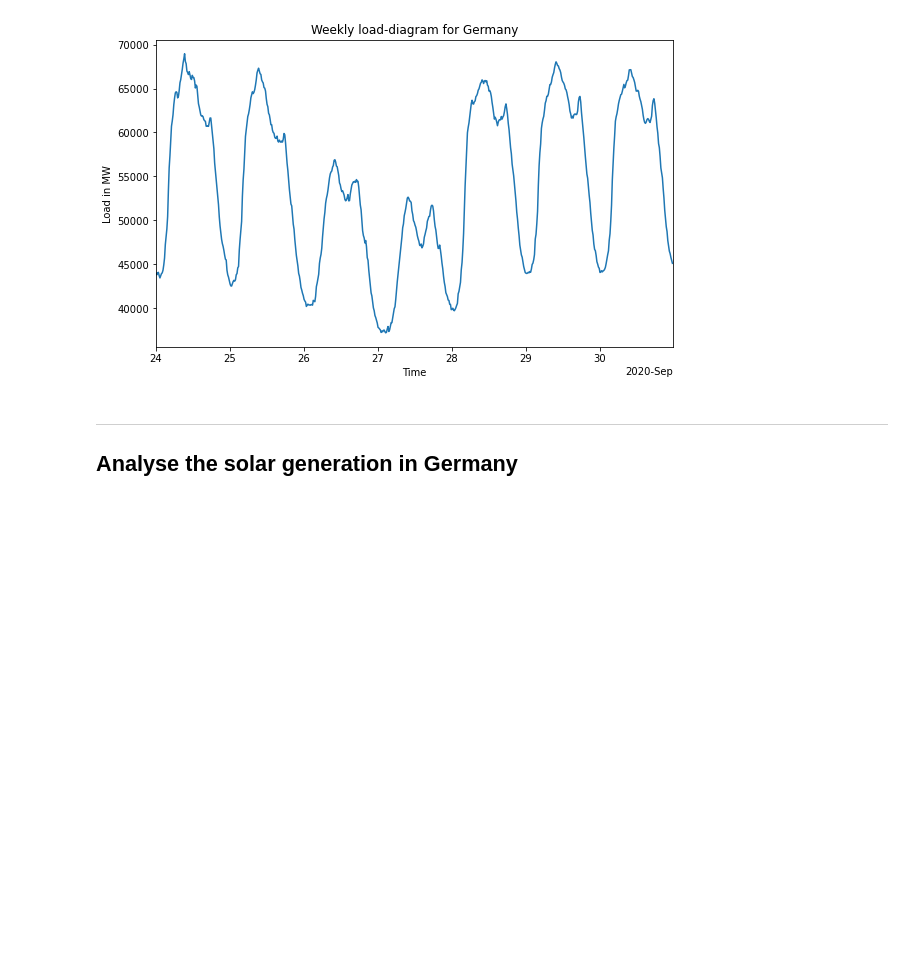
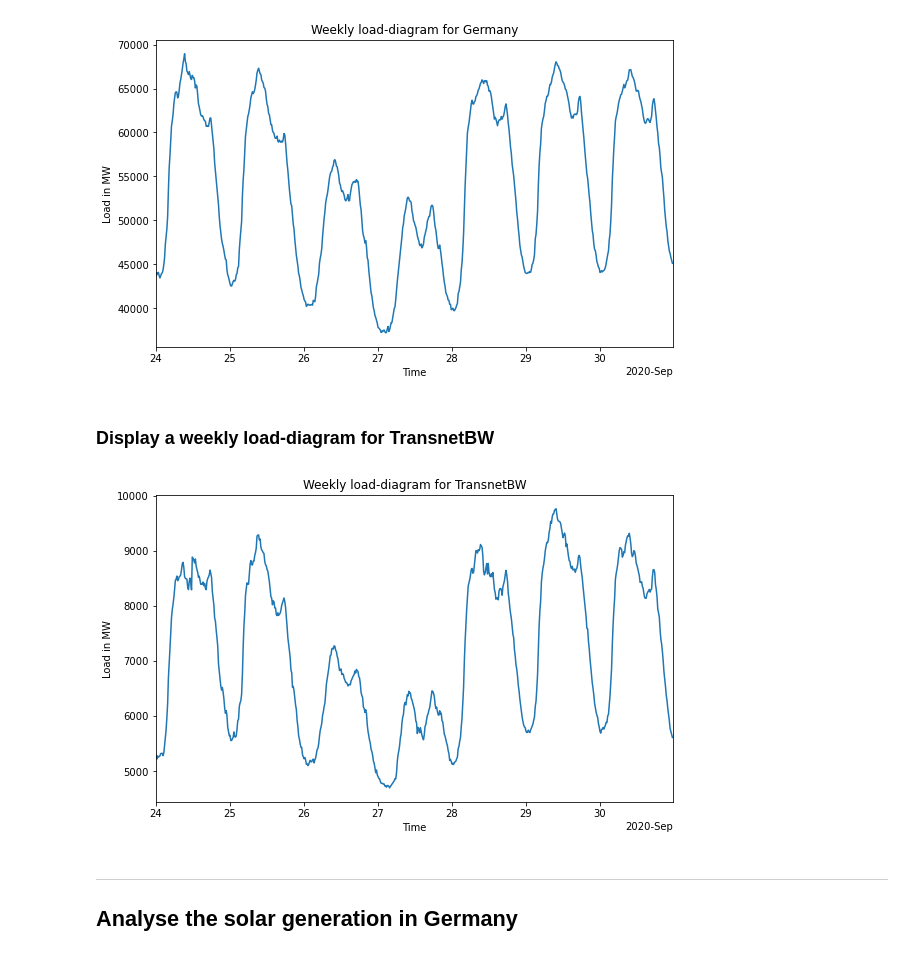
Before and after one commit to KIT-IAI/Transformer-Networks-for-Electrical-Load-Time-Series-Forecasting, a Jupyter notebook: notebooks/data-analysis.ipynb, the cells around one changed output. Cells and saved outputs as stored; diff of their text form; code cells hidden in the pictures; blank space fills up the shorter version.

Commit message:
Added to the energy time series data analysis a graph which visualizes the weekly electricity load in Baden-Wuerttemberg

```diff
--- a/notebooks/data-analysis.ipynb
+++ b/notebooks/data-analysis.ipynb
@@ -9,6 +9,7 @@ import pandas as pd
 
 UTC_TIMESTAMP = 'utc_timestamp'
 LOAD_GERMANY = 'DE_load_actual_entsoe_transparency'
+LOAD_TRANSNETBW = 'DE_transnetbw_load_actual_entsoe_transparency'
 SOLAR_ENERGY_GENERATION_GERMANY = 'DE_solar_generation_actual'
 WIND_ENERGY_GENERATION_GERMANY = 'DE_wind_generation_actual'
 
@@ -103,6 +104,18 @@ plot_time_series_data(
 )
 # %% [output]
 [figure]
+# %% [markdown]
+### Display a weekly load-diagram for TransnetBW
+# %%
+plot_time_series_data(
+    np.array(reduced_df_15min[UTC_TIMESTAMP][-96 * 7:]),
+    np.array(reduced_df_15min[LOAD_TRANSNETBW][-96 * 7:]),
+    'Weekly load-diagram for TransnetBW',
+    'Time',
+    'Load in MW',
+)
+# %% [output]
+[figure, added]
 # %% [markdown]
 ---
 ## Analyse the solar generation in Germany
```
